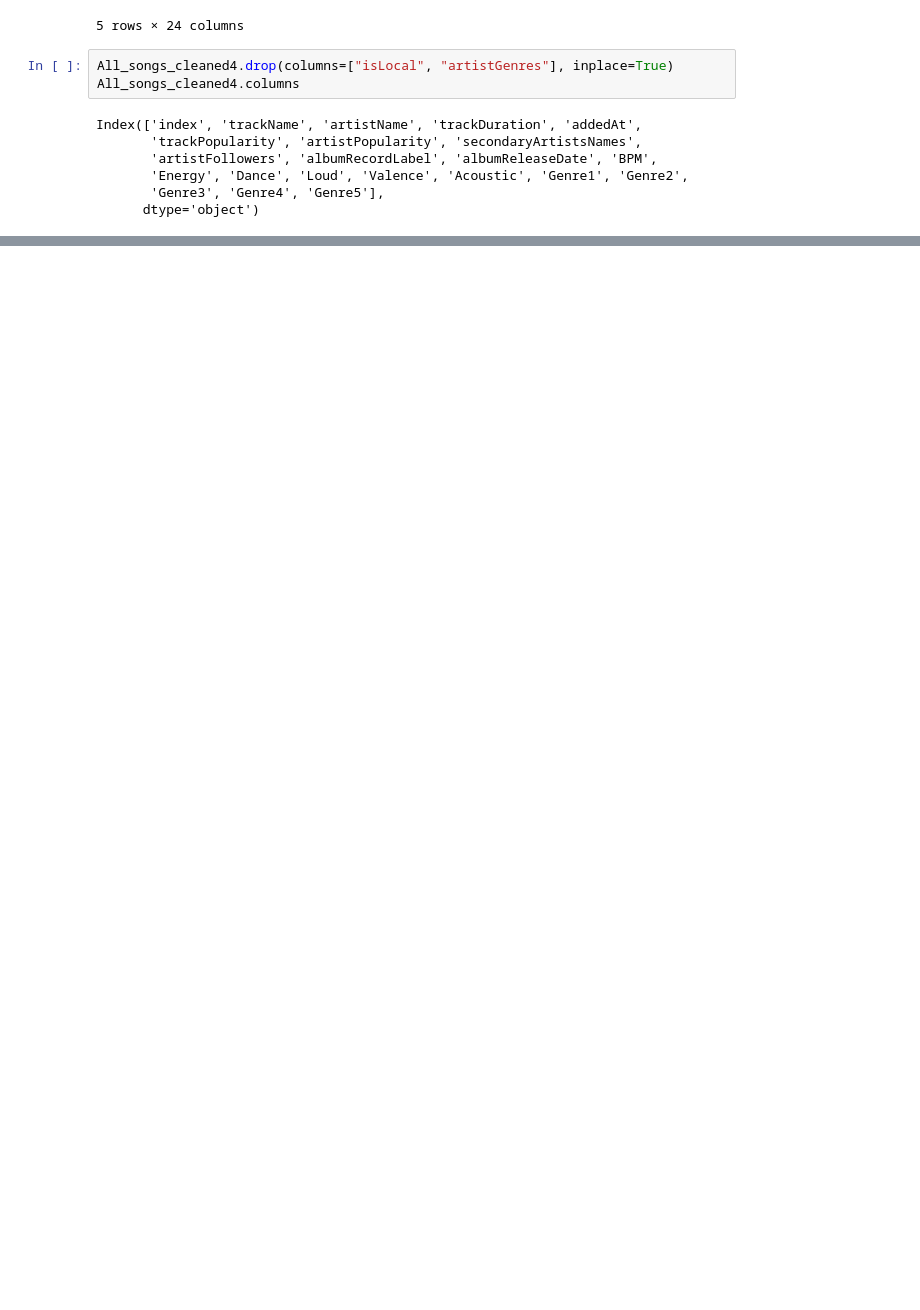
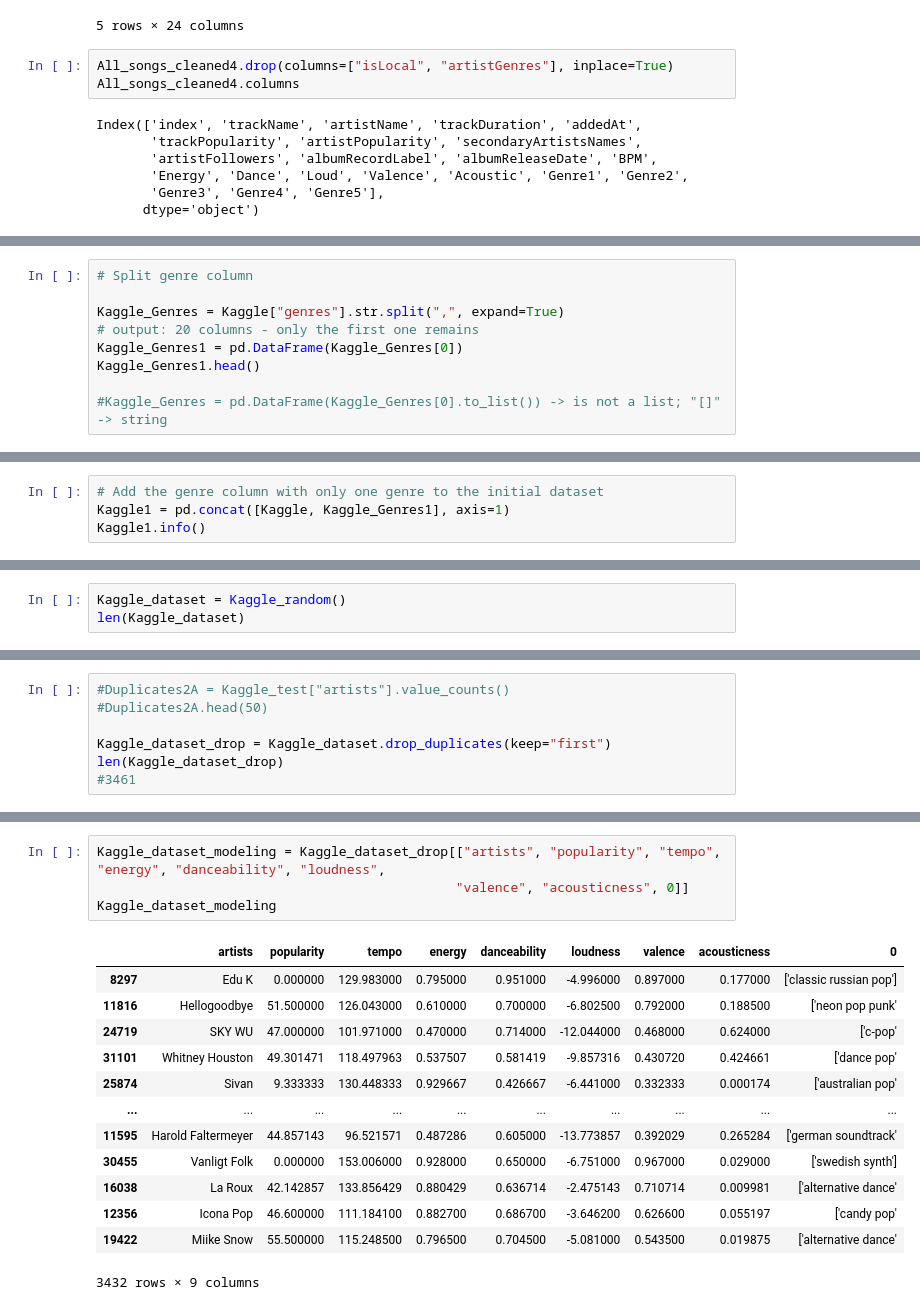
Before and after one commit to agnieszka-aga/SpotifyData_EDA_ML, a Jupyter notebook: MySpotifyData_DataPreparation.ipynb, the cells around one changed output, grey strips where cells are left out. Drawn from its saved outputs; the diff is of its cells as text; blank space fills up the shorter version.

```diff
--- a/MySpotifyData_DataPreparation.ipynb
+++ b/MySpotifyData_DataPreparation.ipynb
@@ -856,0 +812,9 @@ memory usage: 750.9+ KB
+# %%
+# Split genre column
+
+Kaggle_Genres = Kaggle["genres"].str.split(",", expand=True)
+# output: 20 columns - only the first one remains
+Kaggle_Genres1 = pd.DataFrame(Kaggle_Genres[0])
+Kaggle_Genres1.head()
+
+#Kaggle_Genres = pd.DataFrame(Kaggle_Genres[0].to_list()) -> is not a list; "[]" -> string
@@ -856,0 +828,4 @@ memory usage: 750.9+ KB
+# %%
+# Add the genre column with only one genre to the initial dataset
+Kaggle1 = pd.concat([Kaggle, Kaggle_Genres1], axis=1)
+Kaggle1.info()
@@ -856,0 +904,3 @@ memory usage: 750.9+ KB
+# %%
+Kaggle_dataset = Kaggle_random()
+len(Kaggle_dataset)
@@ -856,0 +911,7 @@ memory usage: 750.9+ KB
+# %%
+#Duplicates2A = Kaggle_test["artists"].value_counts()
+#Duplicates2A.head(50)
+
+Kaggle_dataset_drop = Kaggle_dataset.drop_duplicates(keep="first")
+len(Kaggle_dataset_drop)
+#3461
@@ -856,0 +936,18 @@ memory usage: 750.9+ KB
+# %%
+Kaggle_dataset_modeling = Kaggle_dataset_drop[["artists", "popularity", "tempo", "energy", "danceability", "loudness",
+                                              "valence", "acousticness", 0]]
+Kaggle_dataset_modeling
+# %% [output]
+|  | artists | popularity | tempo | energy | danceability | loudness | valence | acousticness | 0 |
+| 8297 | Edu K | 0.000000 | 129.983000 | 0.795000 | 0.951000 | -4.996000 | 0.897000 | 0.177000 | ['classic russian pop'] |
+| 11816 | Hellogoodbye | 51.500000 | 126.043000 | 0.610000 | 0.700000 | -6.802500 | 0.792000 | 0.188500 | ['neon pop punk' |
+| 24719 | SKY WU | 47.000000 | 101.971000 | 0.470000 | 0.714000 | -12.044000 | 0.468000 | 0.624000 | ['c-pop' |
+| 31101 | Whitney Houston | 49.301471 | 118.497963 | 0.537507 | 0.581419 | -9.857316 | 0.430720 | 0.424661 | ['dance pop' |
+| 25874 | Sivan | 9.333333 | 130.448333 | 0.929667 | 0.426667 | -6.441000 | 0.332333 | 0.000174 | ['australian pop' |
+| ... | ... | ... | ... | ... | ... | ... | ... | ... | ... |
+| 11595 | Harold Faltermeyer | 44.857143 | 96.521571 | 0.487286 | 0.605000 | -13.773857 | 0.392029 | 0.265284 | ['german soundtrack' |
+| 30455 | Vanligt Folk | 0.000000 | 153.006000 | 0.928000 | 0.650000 | -6.751000 | 0.967000 | 0.029000 | ['swedish synth'] |
+| 16038 | La Roux | 42.142857 | 133.856429 | 0.880429 | 0.636714 | -2.475143 | 0.710714 | 0.009981 | ['alternative dance' |
+| 12356 | Icona Pop | 46.600000 | 111.184100 | 0.882700 | 0.686700 | -3.646200 | 0.626600 | 0.055197 | ['candy pop' |
+| 19422 | Miike Snow | 55.500000 | 115.248500 | 0.796500 | 0.704500 | -5.081000 | 0.543500 | 0.019875 | ['alternative dance' |
+3432 rows × 9 columns
```
Also changed, not shown: parts of 152 cells of this notebook, 1 other file.
